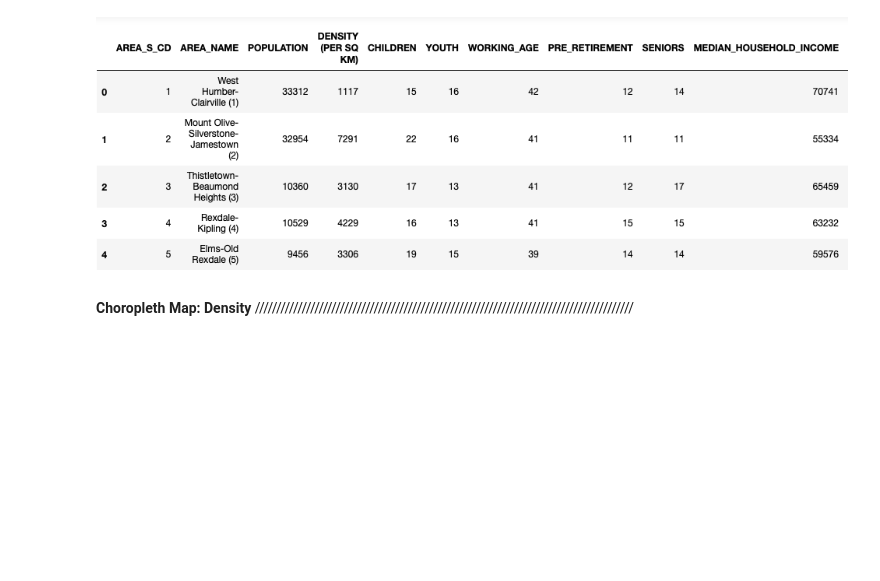
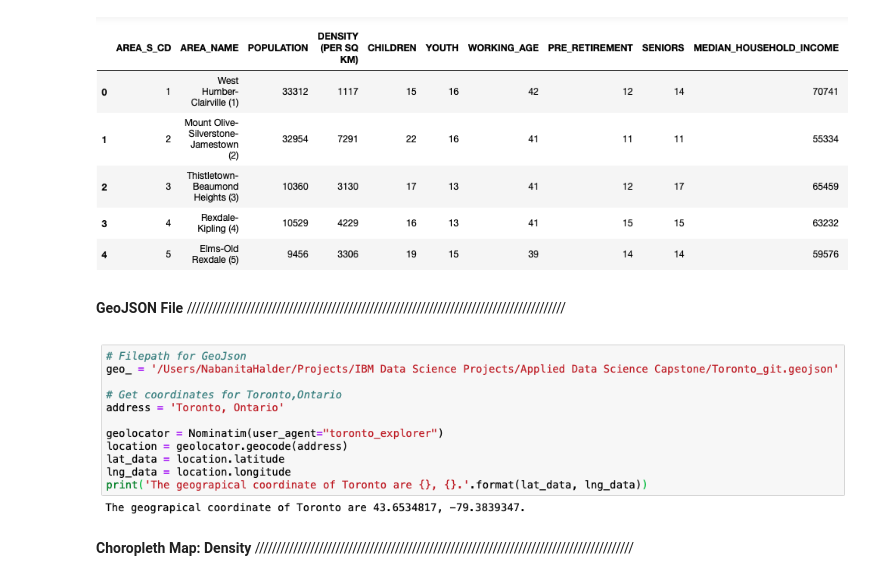
Before and after one commit to SV-Dip/Coursera_Capstone, a Jupyter notebook: Business Problem and Data Requirement.ipynb, the cells around one changed output. Drawn from its saved outputs; the diff is of its cells as text; code cells hidden in the pictures; blank space fills up the shorter version.

```diff
--- a/Business Problem and Data Requirement.ipynb
+++ b/Business Problem and Data Requirement.ipynb
@@ -56,6 +56,13 @@ from IPython.display import Image
 Image(filename = "/Users/NabanitaHalder/Projects/png/1.png", width = 900)
 # %% [output]
 [figure]
+# %% [markdown]
+**GeoJSON File**
+/////////////////////////////////////////////////////////////////////////////////////////
+# %%
+Image(filename = "/Users/NabanitaHalder/Projects/png/10.png", width = 900)
+# %% [output]
+[figure, added]
 # %% [markdown]
 **Choropleth Map: Density**
 /////////////////////////////////////////////////////////////////////////////////////////
```
Also changed, not shown: 5 other files.
